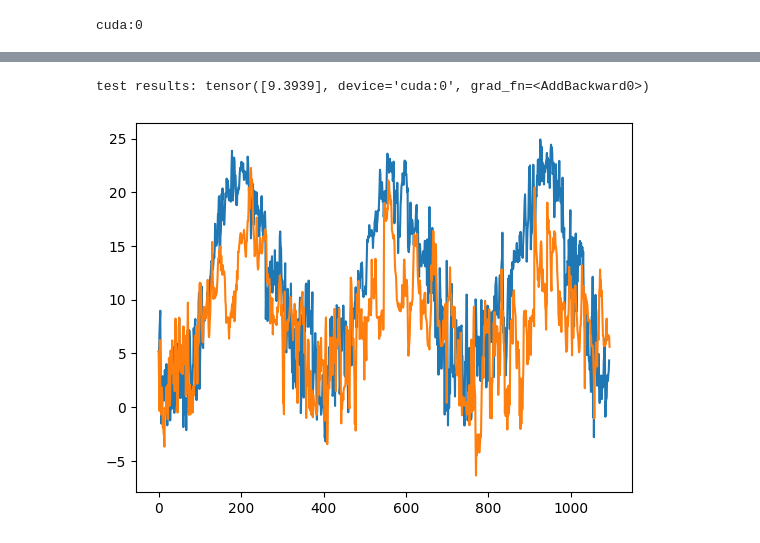
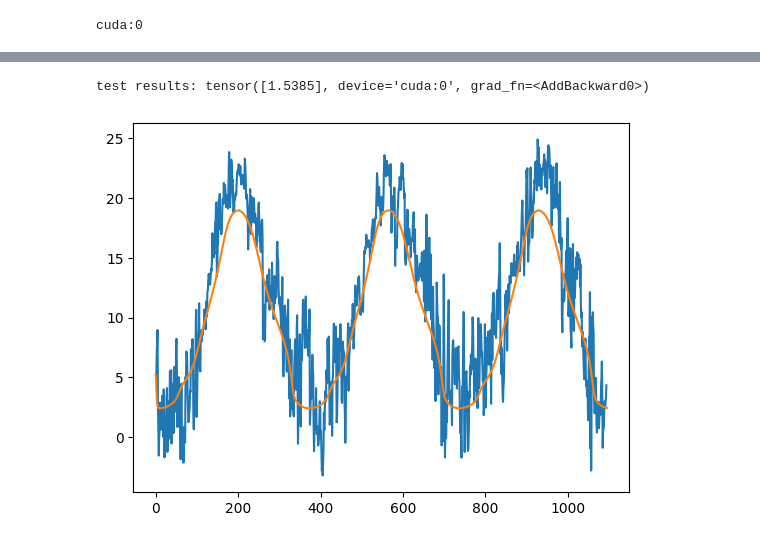
Before and after one commit to Reculum/PoggioRuscoTemps, a Jupyter notebook: main.ipynb, the cells around one changed output, grey strips where cells are left out. Cells and saved outputs as stored; diff of their text form; code cells hidden in the pictures.

```diff
--- a/main.ipynb
+++ b/main.ipynb
@@ -55,7 +54,7 @@ class StdNet(nn.Module):
     def __init__(self):
 
         super().__init__()
-        self.lay1 = nn.Linear(4, 512)
+        self.lay1 = nn.Linear(3, 512)
         self.lay2 = nn.Linear(512, 512)
         self.lay3 = nn.Linear(512, 512)
         self.lay4 = nn.Linear(512, 1)
@@ -71,15 +70,14 @@ class StdNet(nn.Module):
 
 
 
-ReteKi = StdNet()
-parametri_rete = torch.load("./parametri_rete_ki/parametri_rete_ki.pth",weights_only=True)
-
-ReteKi.load_state_dict(parametri_rete)
+KiNet = StdNet()
+#net_parameters = torch.load("./NetParams/KiNetV1.pth",weights_only=True)
+#KiNet.load_state_dict(net_parameters)
 
 device = torch.device('cuda:0' if torch.cuda.is_available() else 'cpu')
 print(device)
 
-ReteKi = ReteKi.to(device)
+KiNet = KiNet.to(device)
 # %% [output]
 cuda:0
 # %%
@@ -138,14 +143,14 @@ def test_net(net, test_loader):
         input_data, out_temp = data[0].to(device), data[1].to(device)
 
         net_output = net(input_data)
-        avg_error += ((net_output - out_temp)**2) * (1/len(test_loader))
+        avg_error += (torch.abs(net_output - out_temp)) * (1/len(test_loader))
 
     return avg_error
 
 
 
-print(f"test results: {test_net(ReteKi, test_dataloader)}")
+print(f"test results: {test_net(KiNet, test_dataloader)}")
 # %% [output]
-test results: tensor([9.3939], device='cuda:0', grad_fn=<AddBackward0>)
+test results: tensor([1.5385], device='cuda:0', grad_fn=<AddBackward0>)
 # %%
 
@@ -153,34 +158,35 @@ torch.save(ReteKi.state_dict(), f'./parametri_rete_ki/parametri_rete_ki.pth')
 # %%
 
 raw_test_data = pd.read_csv( "/home/federico_menegazzo/Desktop/Programming/python_projects/analisi_dati_ki/poggio_rusco/test_rusco_data.csv", dtype = {'day':np.int32,
                                                                            'month':np.int32,
                                                                            'year':np.int32,
                                                                            't2m_now':np.float32,
                                                                            't2m_next':np.float32} )
 
-iterative_model = [5.15]
 
-x_0 = 5.159420000000011
+x0 = 5.159420000000011
+iterative_model = [x0]
+
+
 
 for indx, entry in raw_test_data.iterrows():
 
-    giorno = entry["day"]
-    mese = entry["month"]
-    anno = entry["year"]
+    giorno = entry["xDate"]
+    mese = entry["yDate"]
 
-    input_entry = np.array([giorno, mese, anno, x_0])
+    input_entry = np.array([giorno, mese, x0])
 
     tensor_input_entry = torch.as_tensor( input_entry, dtype=torch.float32).unsqueeze(0)
 
-    pred_temp = ReteKi(tensor_input_entry.to(device))
+    pred_temp = KiNet(tensor_input_entry.to(device))
     iterative_model.append(pred_temp[0].cpu().detach().numpy())
 
-    x_0 = pred_temp[0].cpu().detach().numpy()
+    x0 = pred_temp[0].cpu().detach().numpy()
 
 
 
 plt.plot(raw_test_data["t2m_now"].values)
 plt.plot(iterative_model)
 plt.show()
 # %% [output]
-[figure, old version]
+[figure, new version]
```
Also changed, not shown: parts of 6 cells of this notebook, 6 other files.
